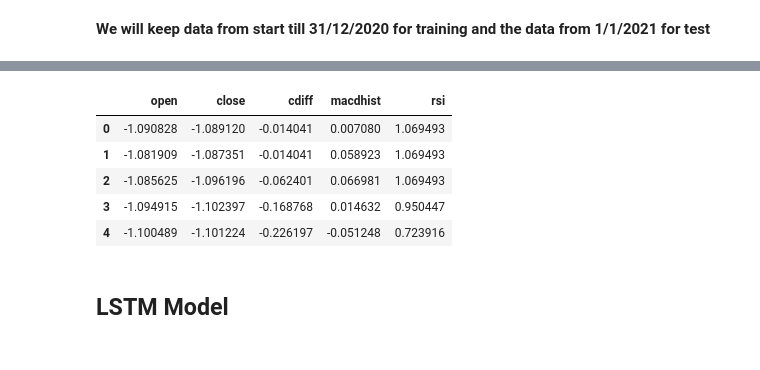
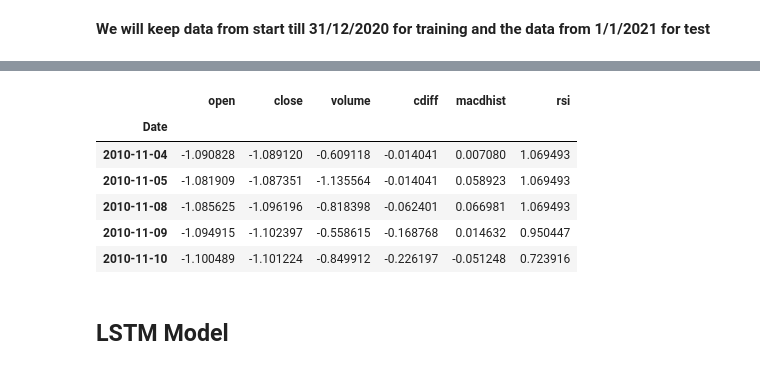
Before and after one commit to AsutoshDalei/stock-work, a Jupyter notebook: Single Stock Analysis.ipynb, the cells around one changed output, grey strips where cells are left out. Cells and saved outputs as stored; diff of their text form; code cells hidden in the pictures.

```diff
--- a/Single Stock Analysis.ipynb
+++ b/Single Stock Analysis.ipynb
@@ -131,6 +132,7 @@ These features are returned as a dataframe, which will later be used for time se
 def generate_data(stock,feature,slow=26,fast=12,smooth=9,lookback=14):
     op = get_data(stock,'Open') # Open
     cl = get_data(stock,'Close') # Close
+    vol = get_data(stock,'Volume') # Volume
     #diff = cl-op # Daily Difference
     ewa1 = op.ewm(span=slow,min_periods=0,adjust=False).mean()
     datf = ewa1.diff() # Consecutive Day Difference
@@ -157,7 +159,7 @@ def generate_data(stock,feature,slow=26,fast=12,smooth=9,lookback=14):
     rs = up_ewm/down_ewm
     rsi = 100 - (100 / (1 + rs)) # RSI
 
-    final = {'open':op.values,'close':cl.values,'cdiff':datf.values,
+    final = {'open':op.values,'close':cl.values,'volume':vol,'cdiff':datf.values,
              'macdhist':hist.values,'rsi':rsi.values
             }
 
@@ -212,13 +216,15 @@ df.shape
 **While the target will be:**
 - Daily Difference
 # %%
-ipfea = ['open','cdiff','macdhist','rsi']
+ipfea = ['open','cdiff','macdhist','rsi','volume']
 opfea = ['close']
 # %% [markdown]
 **Since all our features are of a different scale, it is important for us to scale our data, for our model to run faster and not develop bias towards a higher scale feature**
 # %%
 %%time
-sca = StandardScaler()
-#df[ipfea] = sca.fit_transform(df[ipfea])
-df_sca = pd.DataFrame(sca.fit_transform(df),columns=df.columns)
+scaip = StandardScaler()
+scaop = StandardScaler()
+df[ipfea] = scaip.fit_transform(df[ipfea])
+df[opfea] = scaop.fit_transform(df[opfea])
+#df_sca = pd.DataFrame(sca.fit_transform(df),columns=df.columns)
 # %% [output]
@@ -248,12 +260,13 @@ Wall time: 3.53 s
 # %%
-df_sca.head()
+df.head()
 # %% [output]
-|  | open | close | cdiff | macdhist | rsi |
-| 0 | -1.090828 | -1.089120 | -0.014041 | 0.007080 | 1.069493 |
-| 1 | -1.081909 | -1.087351 | -0.014041 | 0.058923 | 1.069493 |
-| 2 | -1.085625 | -1.096196 | -0.062401 | 0.066981 | 1.069493 |
-| 3 | -1.094915 | -1.102397 | -0.168768 | 0.014632 | 0.950447 |
-| 4 | -1.100489 | -1.101224 | -0.226197 | -0.051248 | 0.723916 |
+|  | open | close | volume | cdiff | macdhist | rsi |
+| Date |  |  |  |  |  |  |
+| 2010-11-04 | -1.090828 | -1.089120 | -0.609118 | -0.014041 | 0.007080 | 1.069493 |
+| 2010-11-05 | -1.081909 | -1.087351 | -1.135564 | -0.014041 | 0.058923 | 1.069493 |
+| 2010-11-08 | -1.085625 | -1.096196 | -0.818398 | -0.062401 | 0.066981 | 1.069493 |
+| 2010-11-09 | -1.094915 | -1.102397 | -0.558615 | -0.168768 | 0.014632 | 0.950447 |
+| 2010-11-10 | -1.100489 | -1.101224 | -0.849912 | -0.226197 | -0.051248 | 0.723916 |
 # %% [markdown]
 ## LSTM Model
 # %%
```
Also changed, not shown: parts of 24 cells of this notebook.
